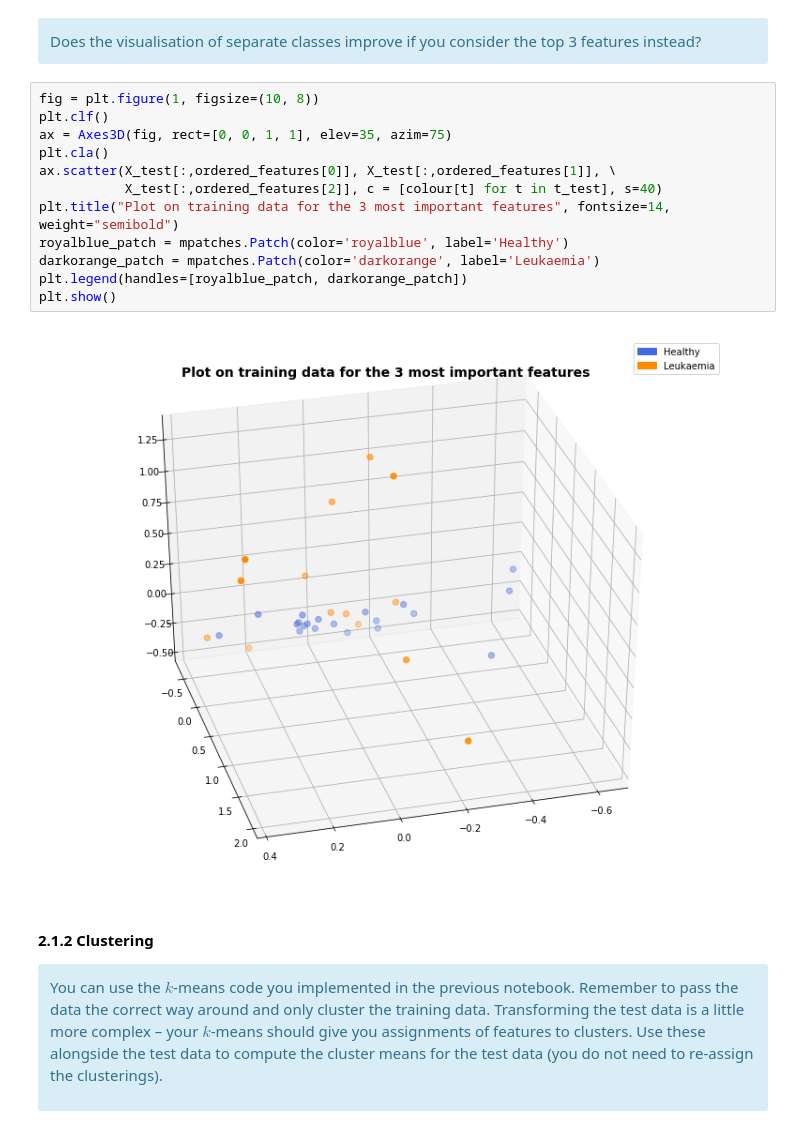
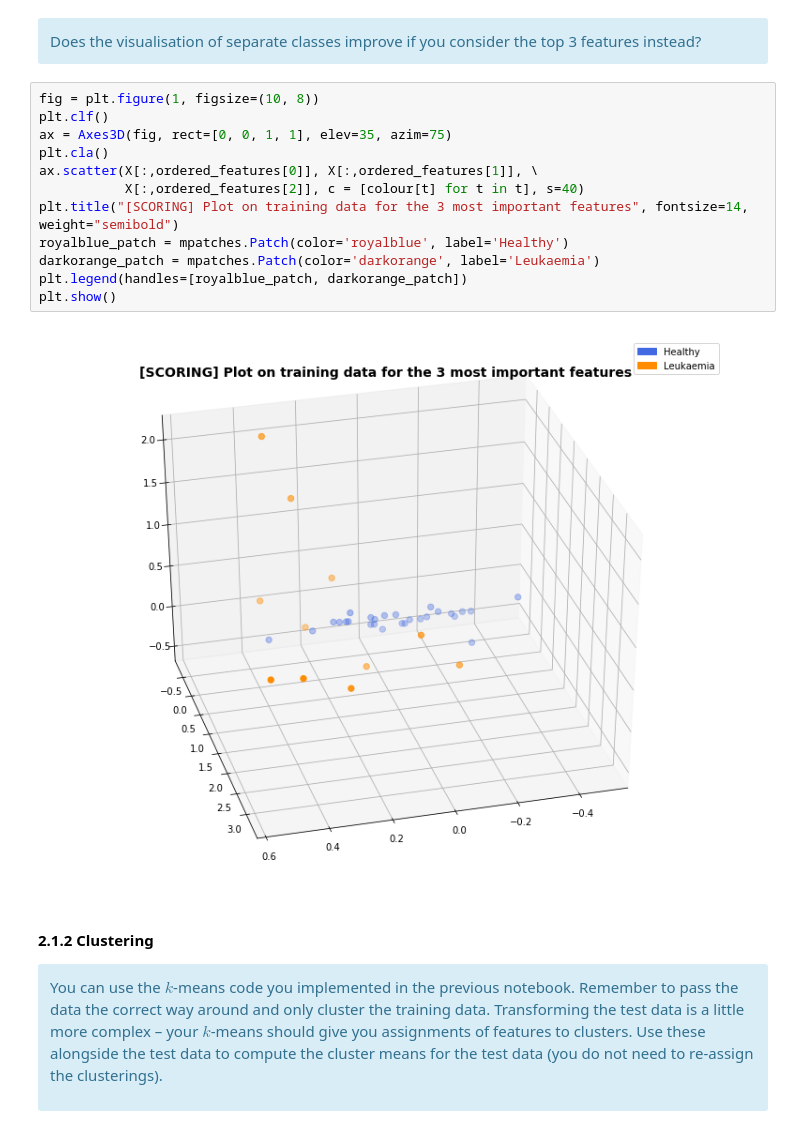
Before and after one commit to claudioscalzo/asi, a Jupyter notebook: projection.ipynb, the cells around one changed output. Cells and saved outputs as stored; diff of their text form.

```diff
--- a/projection.ipynb
+++ b/projection.ipynb
@@ -126,17 +126,17 @@ Does the visualisation of separate classes improve if you consider the top 3 fea
 # %%
 fig = plt.figure(1, figsize=(10, 8))
 plt.clf()
 ax = Axes3D(fig, rect=[0, 0, 1, 1], elev=35, azim=75)
 plt.cla()
-ax.scatter(X_test[:,ordered_features[0]], X_test[:,ordered_features[1]], \
-           X_test[:,ordered_features[2]], c = [colour[t] for t in t_test], s=40)
-plt.title("Plot on training data for the 3 most important features", fontsize=14, weight="semibold")
+ax.scatter(X[:,ordered_features[0]], X[:,ordered_features[1]], \
+           X[:,ordered_features[2]], c = [colour[t] for t in t], s=40)
+plt.title("[SCORING] Plot on training data for the 3 most important features", fontsize=14, weight="semibold")
 royalblue_patch = mpatches.Patch(color='royalblue', label='Healthy')
 darkorange_patch = mpatches.Patch(color='darkorange', label='Leukaemia')
 plt.legend(handles=[royalblue_patch, darkorange_patch])
 plt.show()
 # %% [output]
-[figure, old version]
+[figure, new version]
 # %% [markdown]
 #### 2.1.2 Clustering
 <div class="alert alert-info">
```
Also changed, not shown: parts of 8 cells of this notebook, 1 other file.
